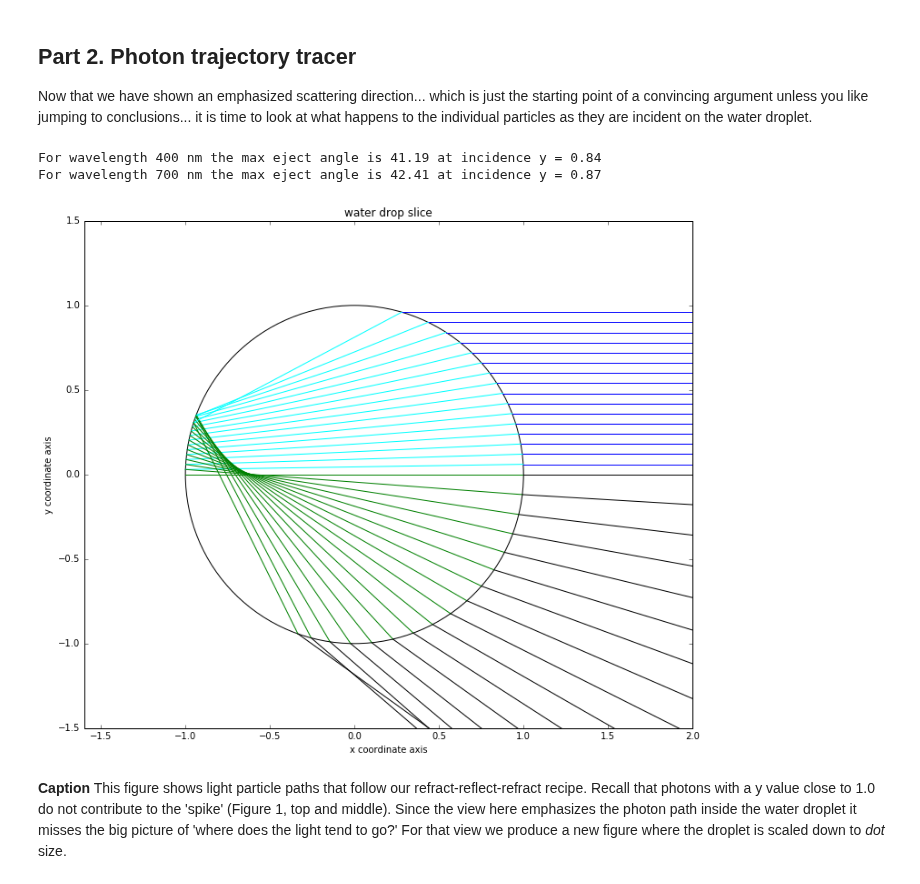
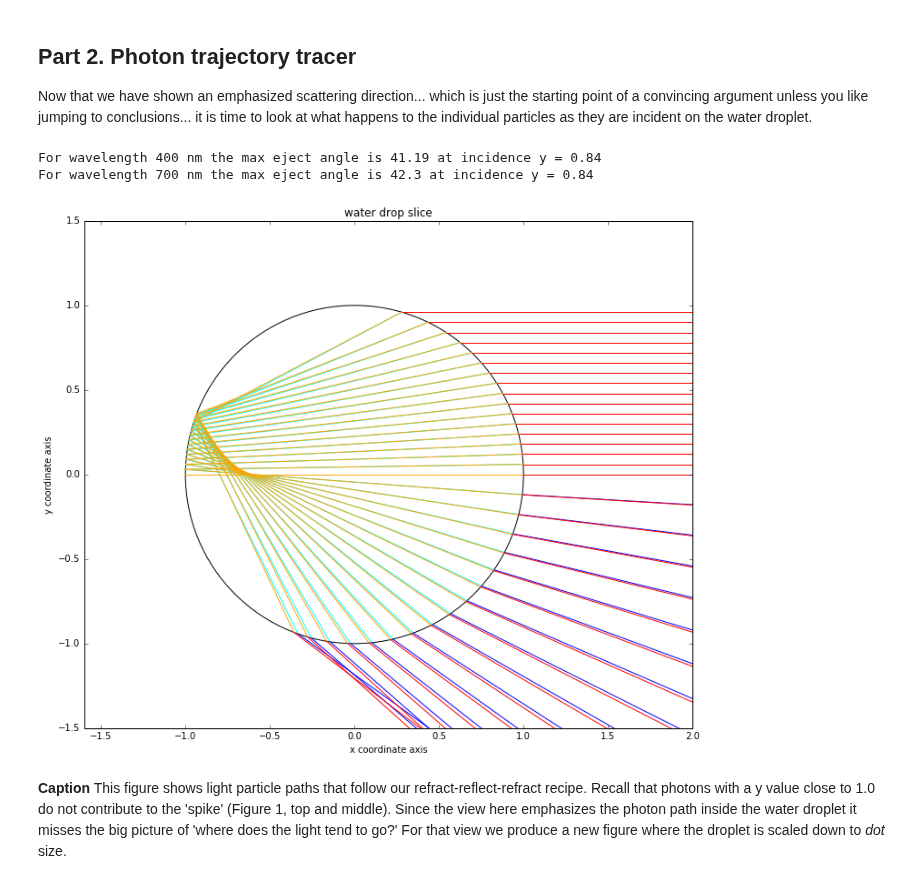
Before and after one commit to robfatland/percival, a Jupyter notebook: IPython Notebooks/Rainbow.ipynb, the cells around one changed output. Drawn from its saved outputs; the diff is of its cells as text; code cells hidden in the pictures.

```diff
--- a/IPython Notebooks/Rainbow.ipynb
+++ b/IPython Notebooks/Rainbow.ipynb
@@ -85,8 +85,13 @@ def rtd(theta): return theta*180.0/pi
 # %%
 # you just know this already exists
 def dtr(theta): return theta*pi/180.0
+# %%
+def scatter(y, wavelength, iorAir, iorWater):
+    alpha = np.arcsin(y)          # alpha is the angle of incidence
+    beta = snell(alpha, iorAir, iorWater)
+    return 4.*beta - 2.*alpha
 # %%
-def scatter(y, wavelength):
+def scatterWithFresnel(y, wavelength):
     iorAir = 1.00029
     iorWater = indexOfRefractionForWater(wavelength)
     alpha = np.arcsin(y)          # alpha is the angle of incidence
@@ -128,7 +133,7 @@ nC = len(cWaves)    # how many colors to consider
 
 histogram = []
 for i in range(nC):
-    histogram.append(np.zeros(bins))  # list of histograms accumulated by wavelength/color
+    histogram.append(np.zeros(domainBins))  # list of histograms accumulated by wavelength/color
 print len(histogram)
 
 yIncident = []     # an array of incident y-values (offsets from the droplet-sun line)
@@ -302,16 +316,19 @@ This rainbow is 42.41 - 41.26 = 1.15 degrees wide
 
 Now that we have shown an emphasized scattering direction... which is just the starting point of a convincing argument unless you like jumping to conclusions... it is time to look at what happens to the individual particles as they are incident on the water droplet.
 # %%
+# This cell narrates some more of "what's happening" in graphics rendering and shows a set of incident photon
+#   paths through a 2D slice of a water droplet.
+
 # fig, ax = plt.subplots()
 fig, ax = plt.subplots(figsize=(12,10))
 
 # now we say that 'fig' is the overall canvas
 # ax is the (list of) axes
 # after this we leave fig alone and just use ax
-
-# figure contains a bunch of axes (subplots(7)) and axis contains a bunch of artists
-
-# How can we make the figure larger?
+#
+# The heirarchy: figure contains a bunch of axes (subplots) and an axis contains a bunch of artists
+#
+# How can we make the figure larger? Here are some constructions where 'plt' is 'matplotlib.pyplot'.
 # fig.set_figure()
 # plt.figure(figsize=(12,12))
 # fig = plt.figure(figsize=(12,10))
@@ -319,9 +336,13 @@ fig, ax = plt.subplots(figsize=(12,10))
 # a patch is a filled shape
 # from matplotlib import patches
 # patches.<tab> shows you them
+# This circle patch is not filled
 ax.add_patch(plt.Circle((0, 0), 1, color = 'k', fill=False))
 
-# Drawing a distant circle as the proxy for many observing eyes (ejected ray endpoint)
+# Drawing a (not very) distant circle as the proxy for many observing eyes.
+# That is, I needed a definite locus of points to act as endpoints for the ejected
+#   photons; so I chose a circle of radius 2, just twice that of the unit circle
+#   used for the droplet.
 radiusCircleAtInf = 2.0
 # ax.add_patch(plt.Circle((0, 0), radiusCircleAtInf, color = 'k', fill=False))
 
@@ -338,7 +359,7 @@ ax.set(xlabel='x coordinate axis', ylabel = 'y coordinate axis', title='water dr
 maxEject = -pi
 maxIncidentY = 0.0
 
-colorScheme = 1
+colorScheme = 0
 colorSelect = [
     [['blue','cyan','cyan','blue'],['red','orange','orange','red']],
     [['blue','cyan','green','black'],['none','none','none','none']],
@@ -355,7 +376,10 @@ for w in range(2):
 
     yInterval = 0.06
 
-    for y0 in arange(w*yInterval/2., 1.0, yInterval):
+    # The commented out version separates red and blue incident rays visually
+    # for y0 in np.arange(w*yInterval/2., 1.0, yInterval):
+    for y0 in np.arange(0.0, 1.0, yInterval):
+
         # (x0, y0) is the point off at + infinity where one of the parallel rays comes in from
         x0 = 3.0
 
@@ -373,7 +397,7 @@ for w in range(2):
         # ax.plot([0.0, x], [0.0, y], color='g')
 
         # incidenceAngle1 is measured relative to the circle (sphere) normal at (x, y)
-        incidenceAngle1 = arctan2(y, x)
+        incidenceAngle1 = np.arctan2(y, x)
 
         # angleWater is the refracted angle: Bending in towards the normal line
         angleWater = snell(incidenceAngle1, iorAir, iorWater)
@@ -386,8 +410,8 @@ for w in range(2):
         internalTotal1 = internal1 + incidenceAngle1
 
         # Q = (x2, y2)
-        x2 = cos(internalTotal1)
-        y2 = sin(internalTotal1)
+        x2 = np.cos(internalTotal1)
+        y2 = np.sin(internalTotal1)
 
         # Now draw the first leg of the journey inside the water drop
         ax.plot([x2, x], [y2, y], color=colorSelect[colorScheme][w][1])
@@ -401,8 +425,8 @@ for w in range(2):
         internalTotal2 = internalTotal1 + internal2
 
         # R = (x3, y3)
-        x3 = cos(internalTotal2)
-        y3 = sin(internalTotal2)
+        x3 = np.cos(internalTotal2)
+        y3 = np.sin(internalTotal2)
 
         # Draw the second part of the path through the drop
         ax.plot([x2, x3], [y2, y3], color=colorSelect[colorScheme][w][2])
@@ -415,37 +439,37 @@ for w in range(2):
         # The rays will escape in some direction and intersect an outer circle of radius 'large'.
         # S = the emergent ray's point of intersection with the outer circle = (x4, y4)
 
         # incidenceAngle2 = the incidence angle at R relative to the normal
         incidenceAngle2 = (pi - internal2)/2.
 
         # external = the transmission angle at R relative to the normal
         external = snell(incidenceAngle2, iorWater, iorAir)
 
         # ejectAngle is the angle at which the ray is ejected from the drop
         #   measured relative to the +x-axis direction. It will tend to be
         #   sign-changed in subsequent calculations; that is under the conditions
         #   established here it is technically negative. Soi sage.
         ejectAngle = externalTotal - external
 
         if ejectAngle > maxEject:
             maxEject = ejectAngle
             maxIncidentY = y0
 
         # Now we have triangle CRS from the center to the eject point R to the intersection
         #   of the ejected ray with Circle(radius 2) at point S. We need the coordinates of
         #   S now. We could use a very large circle centered on R as an approximation for a
         #   very large circle centered at the origin C...
         radiusLarge = 1000.0
-        x4 = radiusLarge * cos(-ejectAngle)
-        y4 = radiusLarge * sin(-ejectAngle)
+        x4 = radiusLarge * np.cos(-ejectAngle)
+        y4 = radiusLarge * np.sin(-ejectAngle)
         ax.plot([x3, x4], [y3, y4], color=colorSelect[colorScheme][w][3])
 
     print 'For wavelength', wavelength, 'nm the max eject angle is',\
         round(rtd(maxEject),2), 'at incidence y =', maxIncidentY
 # %% [output]
 For wavelength 400 nm the max eject angle is 41.19 at incidence y = 0.84
-For wavelength 700 nm the max eject angle is 42.41 at incidence y = 0.87
+For wavelength 700 nm the max eject angle is 42.3 at incidence y = 0.84
-[figure, old version]
+[figure, new version]
 # %% [markdown]
 __Caption__ This figure shows light particle paths that follow our refract-reflect-refract recipe. Recall that photons with a y value close to 1.0 do not contribute to the 'spike' (Figure 1, top and middle). Since the view here emphasizes the photon path inside the water droplet it misses the big picture of 'where does the light tend to go?' For that view we produce a new figure where the droplet is scaled down to _dot_ size.
 # %% [markdown]
```
Also changed, not shown: parts of 5 cells of this notebook, 7 other files.
